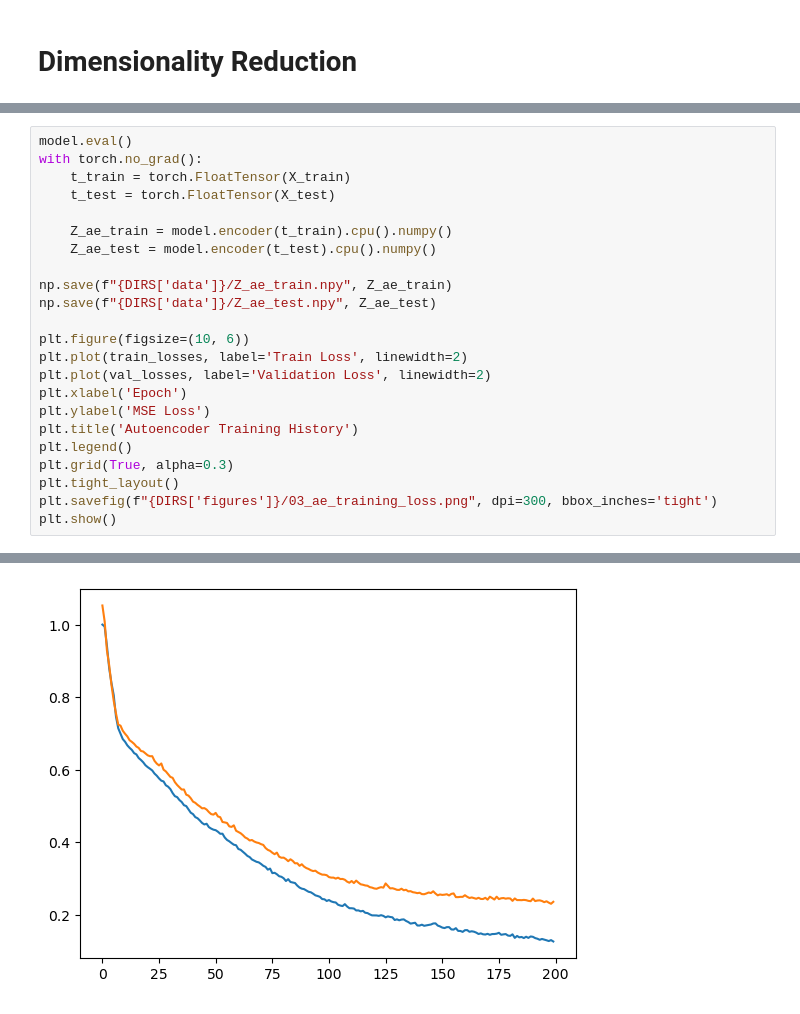
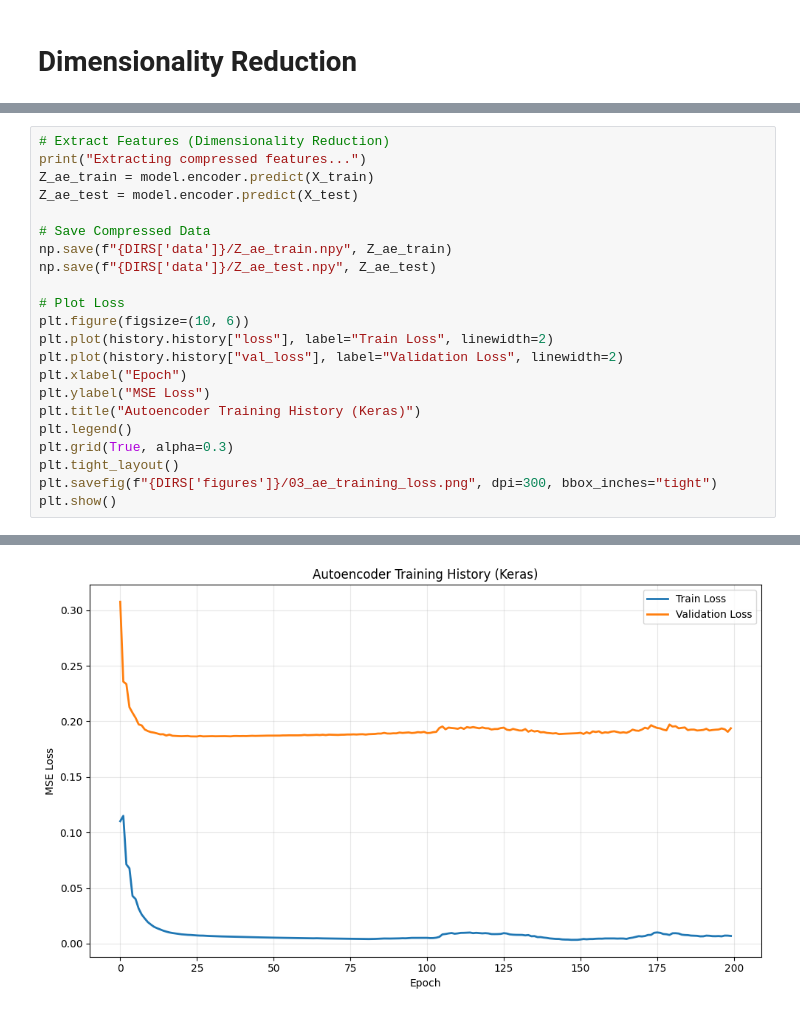
Before and after one commit to davitz1/UMIST_Project, a Jupyter notebook: notebooks/03_dim_reduction.ipynb, the cells around one changed output, grey strips where cells are left out. Cells and saved outputs as stored; diff of their text form.

Commit message:
Convert model from PyTorch to TensorFlow and add several features to satisfy assignment requirements

```diff
--- a/notebooks/03_dim_reduction.ipynb
+++ b/notebooks/03_dim_reduction.ipynb
@@ -145,24 +162,23 @@ Epoch 200/200, Train Loss: 0.1264, Val Loss: 0.2359
 # %%
-model.eval()
-with torch.no_grad():
-    t_train = torch.FloatTensor(X_train)
-    t_test = torch.FloatTensor(X_test)
+# Extract Features (Dimensionality Reduction)
+print("Extracting compressed features...")
+Z_ae_train = model.encoder.predict(X_train)
+Z_ae_test = model.encoder.predict(X_test)
 
-    Z_ae_train = model.encoder(t_train).cpu().numpy()
-    Z_ae_test = model.encoder(t_test).cpu().numpy()
-
+# Save Compressed Data
 np.save(f"{DIRS['data']}/Z_ae_train.npy", Z_ae_train)
 np.save(f"{DIRS['data']}/Z_ae_test.npy", Z_ae_test)
 
+# Plot Loss
 plt.figure(figsize=(10, 6))
-plt.plot(train_losses, label='Train Loss', linewidth=2)
-plt.plot(val_losses, label='Validation Loss', linewidth=2)
-plt.xlabel('Epoch')
-plt.ylabel('MSE Loss')
-plt.title('Autoencoder Training History')
+plt.plot(history.history["loss"], label="Train Loss", linewidth=2)
+plt.plot(history.history["val_loss"], label="Validation Loss", linewidth=2)
+plt.xlabel("Epoch")
+plt.ylabel("MSE Loss")
+plt.title("Autoencoder Training History (Keras)")
 plt.legend()
 plt.grid(True, alpha=0.3)
 plt.tight_layout()
-plt.savefig(f"{DIRS['figures']}/03_ae_training_loss.png", dpi=300, bbox_inches='tight')
+plt.savefig(f"{DIRS['figures']}/03_ae_training_loss.png", dpi=300, bbox_inches="tight")
 plt.show()
 # %% [output]
@@ -169 +188 @@ plt.show()
-[figure, old version]
+[figure, new version]
```
Also changed, not shown: parts of 7 cells of this notebook, 4 other files.
